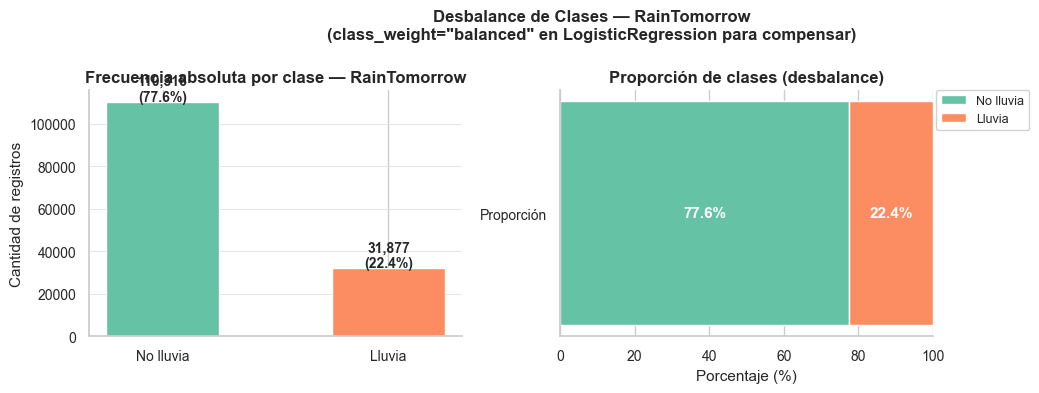
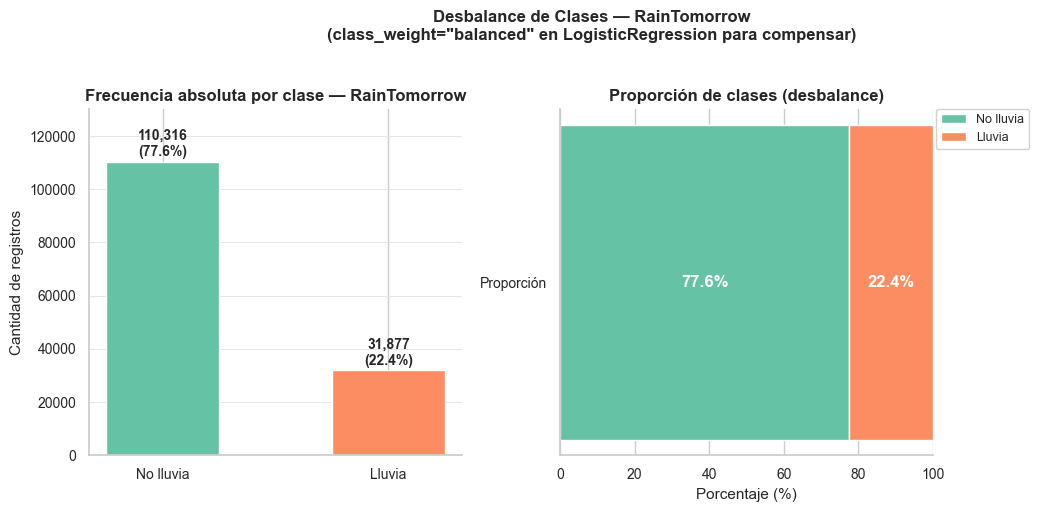
The notebook cell's code change between the first figure and the second:
--- before
+++ after
@@ -5,5 +5,5 @@
 pcts = target_counts / target_counts.sum() * 100
 
-fig, axes = plt.subplots(1, 2, figsize=(12, 4))
+fig, axes = plt.subplots(1, 2, figsize=(12, 5))
 
 # Panel izquierdo — barras de frecuencia absoluta
@@ -17,6 +17,8 @@
 axes[0].yaxis.grid(True, color='#E0E0E0', linewidth=0.6)
 axes[0].set_axisbelow(True)
+ymax = target_counts.values.max()
+axes[0].set_ylim(0, ymax * 1.18)   # espacio para etiquetas
 for i, (v, p) in enumerate(zip(target_counts.values, pcts.values)):
-    axes[0].text(i, v + 500, f'{v:,}\n({p:.1f}%)',
+    axes[0].text(i, v + ymax * 0.02, f'{v:,}\n({p:.1f}%)',
                  ha='center', fontweight='bold', fontsize=10)
 
@@ -35,11 +37,11 @@
                borderaxespad=0, framealpha=0.9)
 axes[1].text(pcts.iloc[0]/2, 0, f'{pcts.iloc[0]:.1f}%',
-             ha='center', va='center', fontweight='bold', fontsize=11, color='white')
+             ha='center', va='center', fontweight='bold', fontsize=12, color='white')
 axes[1].text(pcts.iloc[0] + pcts.iloc[1]/2, 0, f'{pcts.iloc[1]:.1f}%',
-             ha='center', va='center', fontweight='bold', fontsize=11, color='white')
+             ha='center', va='center', fontweight='bold', fontsize=12, color='white')
 
 plt.suptitle('Desbalance de Clases — RainTomorrow\n'
              '(class_weight="balanced" en LogisticRegression para compensar)',
-             fontsize=12, fontweight='bold')
+             fontsize=12, fontweight='bold', y=1.02)
 plt.tight_layout(rect=[0, 0, 0.88, 1])
 plt.savefig('../data/processed/class_distribution.png', dpi=150, bbox_inches='tight')

Commit: fix(notebook): cambio de graficas